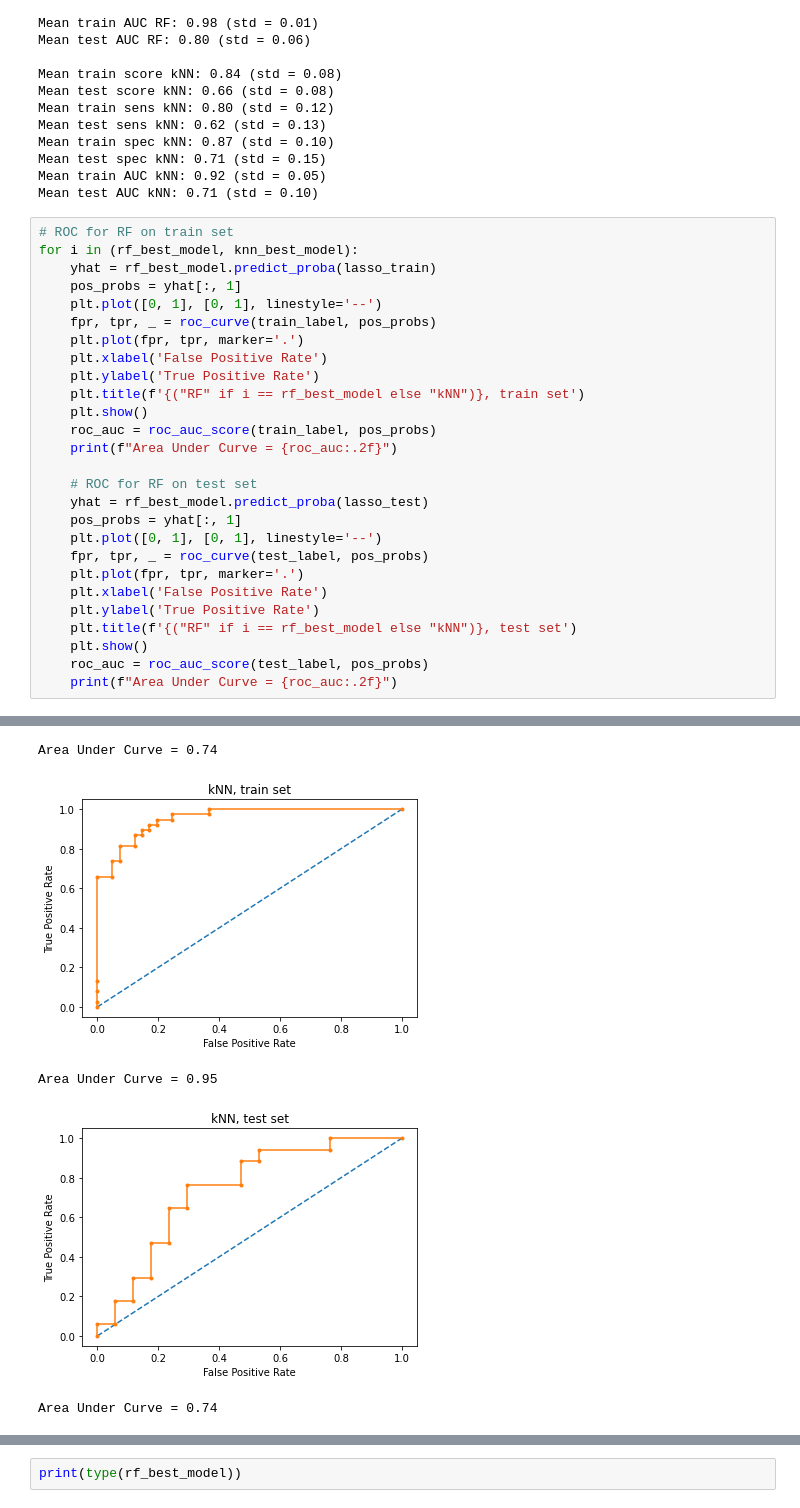
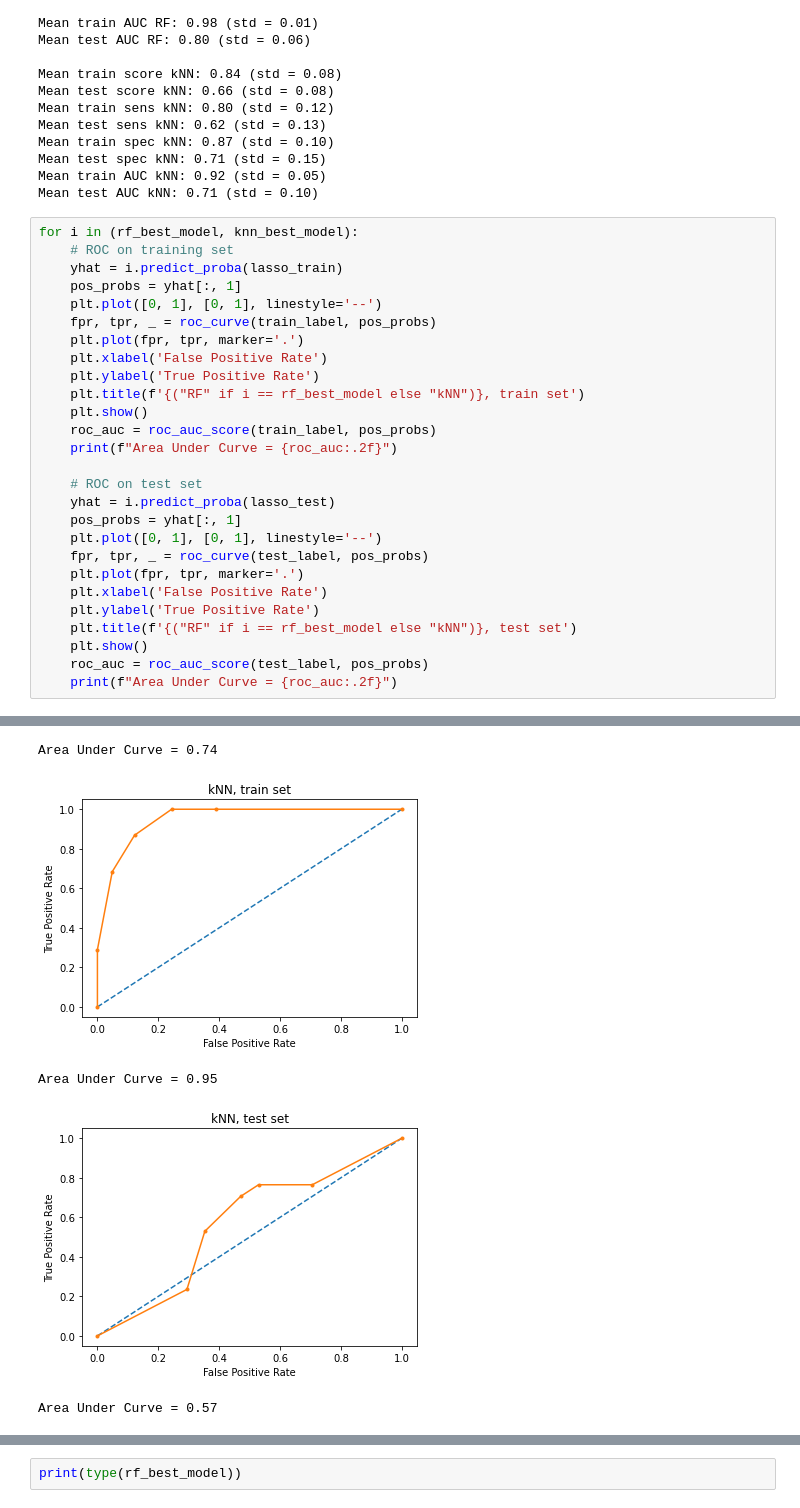
Before and after one commit to vagmarting/TM10007_Group_8, a Jupyter notebook: main.ipynb, the cells around one changed output, grey strips where cells are left out. Cells and saved outputs as stored; diff of their text form.

Commit message:
Fixed error in ROC plot code

```diff
--- a/main.ipynb
+++ b/main.ipynb
@@ -329,38 +329,38 @@ Mean test spec kNN: 0.71 (std = 0.15)
 Mean train AUC kNN: 0.92 (std = 0.05)
 Mean test AUC kNN: 0.71 (std = 0.10)
 # %%
-# ROC for RF on train set
 for i in (rf_best_model, knn_best_model):
-    yhat = rf_best_model.predict_proba(lasso_train)
+    # ROC on training set
+    yhat = i.predict_proba(lasso_train)
     pos_probs = yhat[:, 1]
     plt.plot([0, 1], [0, 1], linestyle='--')
     fpr, tpr, _ = roc_curve(train_label, pos_probs)
     plt.plot(fpr, tpr, marker='.')
     plt.xlabel('False Positive Rate')
     plt.ylabel('True Positive Rate')
     plt.title(f'{("RF" if i == rf_best_model else "kNN")}, train set')
     plt.show()
     roc_auc = roc_auc_score(train_label, pos_probs)
     print(f"Area Under Curve = {roc_auc:.2f}")
 
-    # ROC for RF on test set
-    yhat = rf_best_model.predict_proba(lasso_test)
+    # ROC on test set
+    yhat = i.predict_proba(lasso_test)
     pos_probs = yhat[:, 1]
     plt.plot([0, 1], [0, 1], linestyle='--')
     fpr, tpr, _ = roc_curve(test_label, pos_probs)
     plt.plot(fpr, tpr, marker='.')
     plt.xlabel('False Positive Rate')
     plt.ylabel('True Positive Rate')
     plt.title(f'{("RF" if i == rf_best_model else "kNN")}, test set')
     plt.show()
     roc_auc = roc_auc_score(test_label, pos_probs)
     print(f"Area Under Curve = {roc_auc:.2f}")
 # %% [output]
 [figure]
 Area Under Curve = 0.95
 [figure]
 Area Under Curve = 0.74
-[figure, old version]
+[figure, new version]
 Area Under Curve = 0.95
-[figure, old version]
+[figure, new version]
-Area Under Curve = 0.74
+Area Under Curve = 0.57
```
Also changed, not shown: parts of 1 cell of this notebook.
